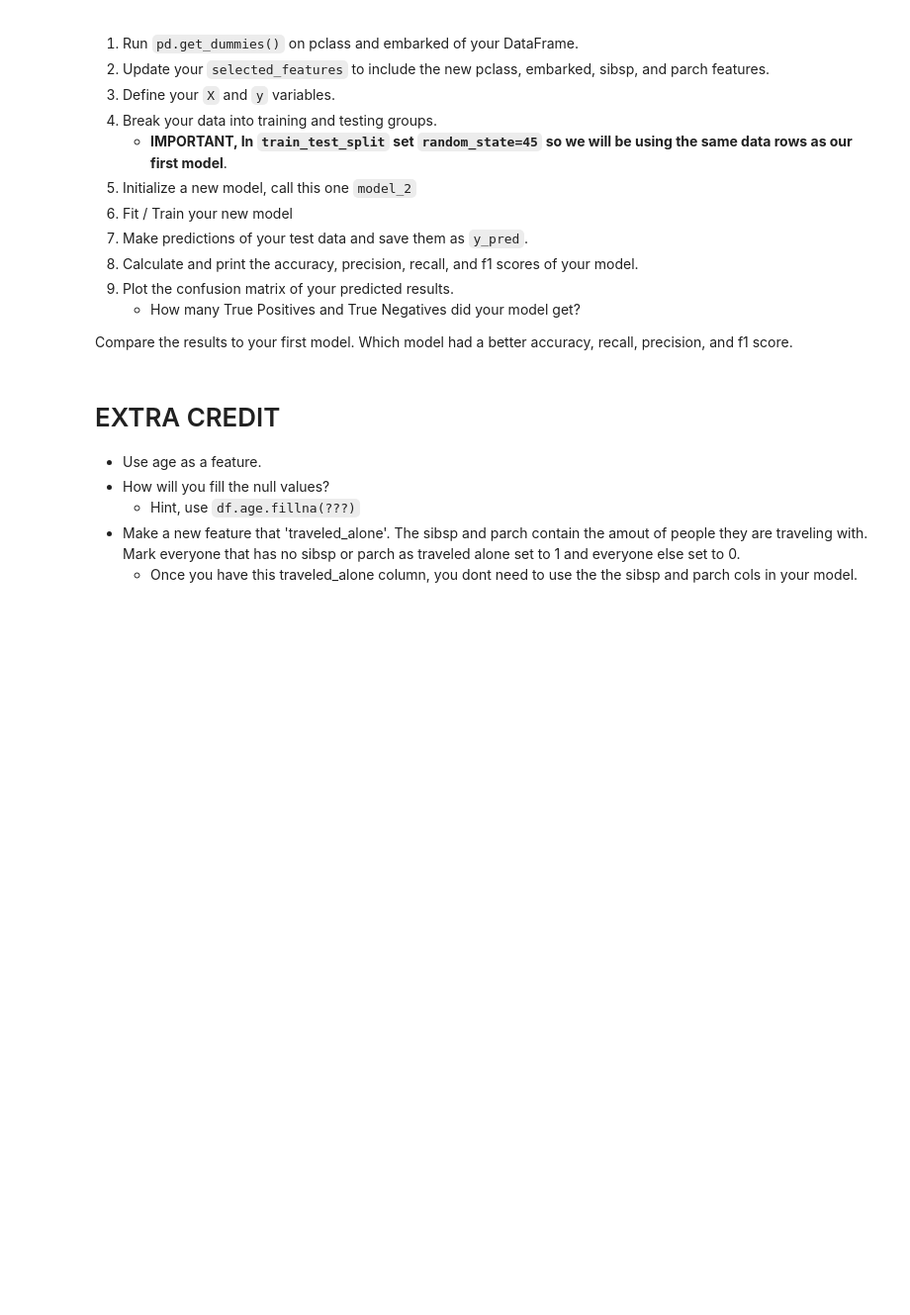
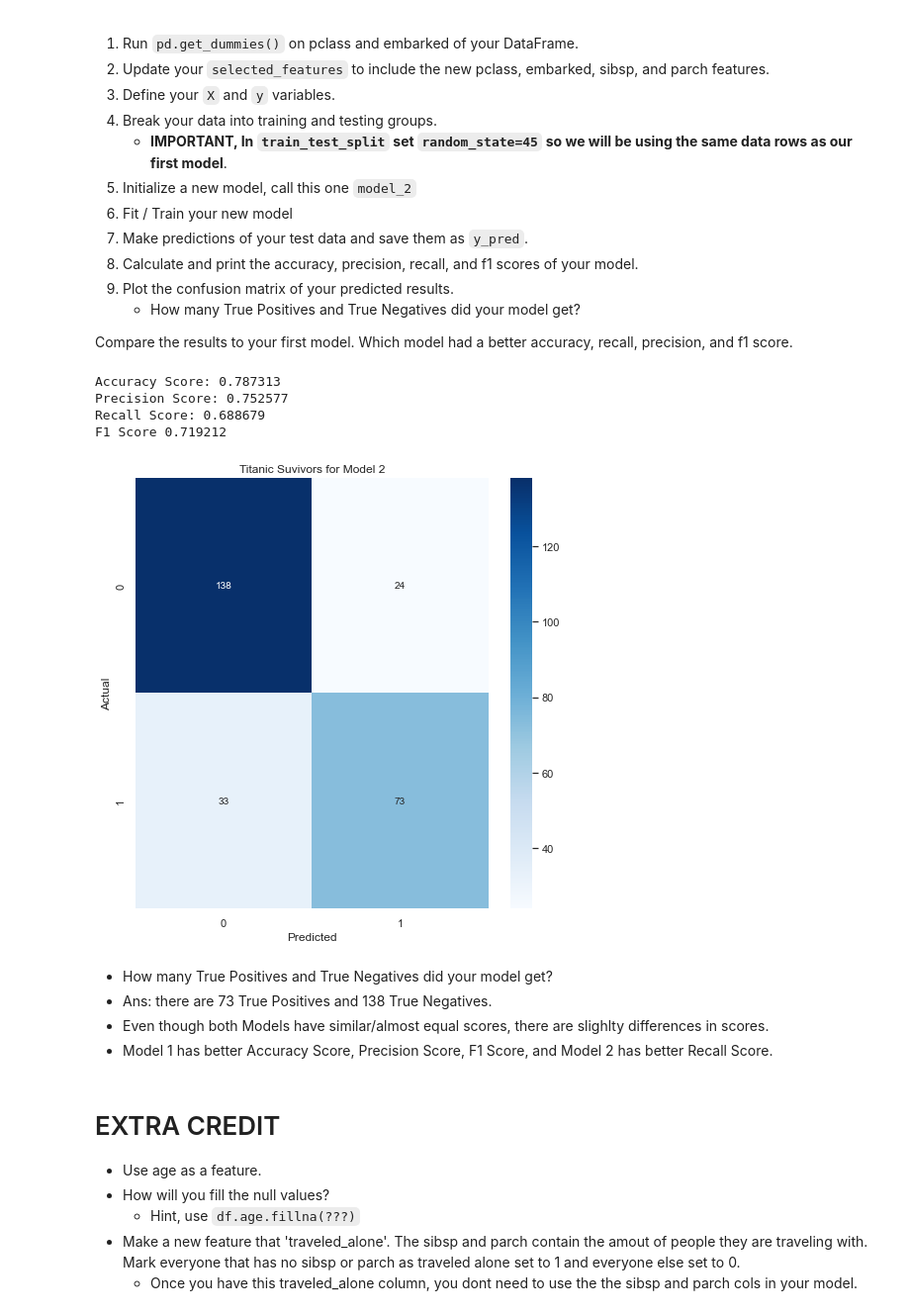
Before and after one commit to shariahoque01/2022-fall-data-science, a Jupyter notebook: Week-03-Intro-To-ML/Exercise-Logistic-Regression.ipynb, the cells around one changed output. Shown at 99% size. Cells and saved outputs as stored; diff of their text form; code cells hidden in the pictures; blank space fills up the shorter version.

```diff
--- a/Week-03-Intro-To-ML/Exercise-Logistic-Regression.ipynb
+++ b/Week-03-Intro-To-ML/Exercise-Logistic-Regression.ipynb
@@ -124,48 +244,65 @@ print('??? True Negatives and ??? True Positives')
 Compare the results to your first model. Which model had a better accuracy, recall, precision, and f1 score.
 # %%
 df = pd.read_csv('data/titanic.csv')
+#from sklearn.metrics import accuracy_score, precision_score, recall_score, confusion_matrix
 
 # Run pd.get_dummies on pclass and embarked of your DataFrame.
 
+df = pd.get_dummies(df, columns=['sex', 'pclass','embarked'], drop_first=True)
 
 # Update your `selected_features` to include the new pclass and embarked features.
-
+selected_features = ['embarked_S','embarked_Q','pclass_2', 'pclass_3', 'sex_male']
 # Define your X and y variables
-
+X= df[selected_features]
+y = df['survived']
 
 # Split our data into testing and training.
 # !!! Remeber to use the same random state as you used before
-
+X_train, X_test, y_train, y_test = train_test_split(X, y, test_size=0.3, random_state=50)
 
 # Initalize our model_2
 model_2 = LogisticRegression()
 
 # Fit / Train our model using our training data.
-
+model_2.fit(X_train, y_train)
 # Make new predicitions using our testing data.
-
+y_pred = model_2.predict(X_test)
 # Calculate our accuracy
-accuracy_2 = ???
+accuracy_2 = accuracy_score(y_test, y_pred)
 
 # Calculate our precision score
-precision_2 = ???
+precision_2 = precision_score(y_test, y_pred)
 
 # Calculate our recall score
-recall_2 = ???
+recall_2 = recall_score(y_test, y_pred)
 
 # Calculate your f1-score
-f1_2 = ???
+f1_2 = f1_score(y_test, y_pred)
 
 # Print each of our scores to inspect performance.
 print("Accuracy Score: %f" % accuracy_2)
 print("Precision Score: %f" % precision_2)
 print("Recall Score: %f" % recall_2)
 print('F1 Score %f' % f1_2)
 
 # Plot your confusion matrix.
+cm2 = confusion_matrix(y_test, y_pred)
 fig = plt.figure(figsize=(8,8))
+ax = sns.heatmap(cm2, annot=True, cmap='Blues', fmt='g')
+plt.title("Titanic Suvivors for Model 2")
 plt.xlabel('Predicted')
 plt.ylabel('Actual');
+# %% [output]
+Accuracy Score: 0.787313
+Precision Score: 0.752577
+Recall Score: 0.688679
+F1 Score 0.719212
+[figure, added]
+# %% [markdown]
+* How many True Positives and True Negatives did your model get?
+* Ans: there are 73 True Positives and 138 True Negatives.
+* Even though both Models have similar/almost equal scores, there are slighlty differences in scores.
+* Model 1 has better Accuracy Score, Precision Score, F1 Score, and Model 2 has better Recall Score.
 # %% [markdown]
 # EXTRA CREDIT
 * Use age as a feature.
```
Also changed, not shown: parts of 17 cells of this notebook, 1 other file.
